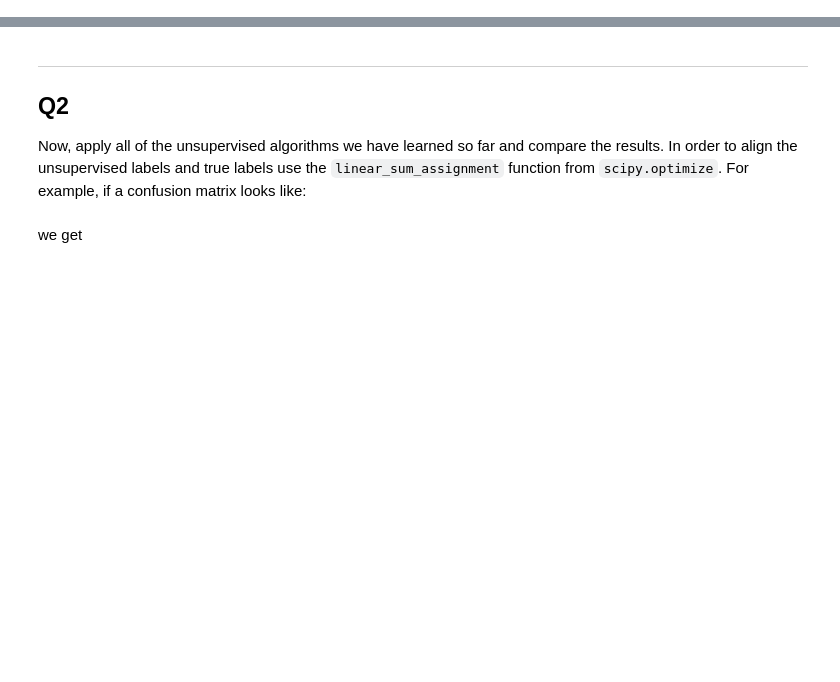
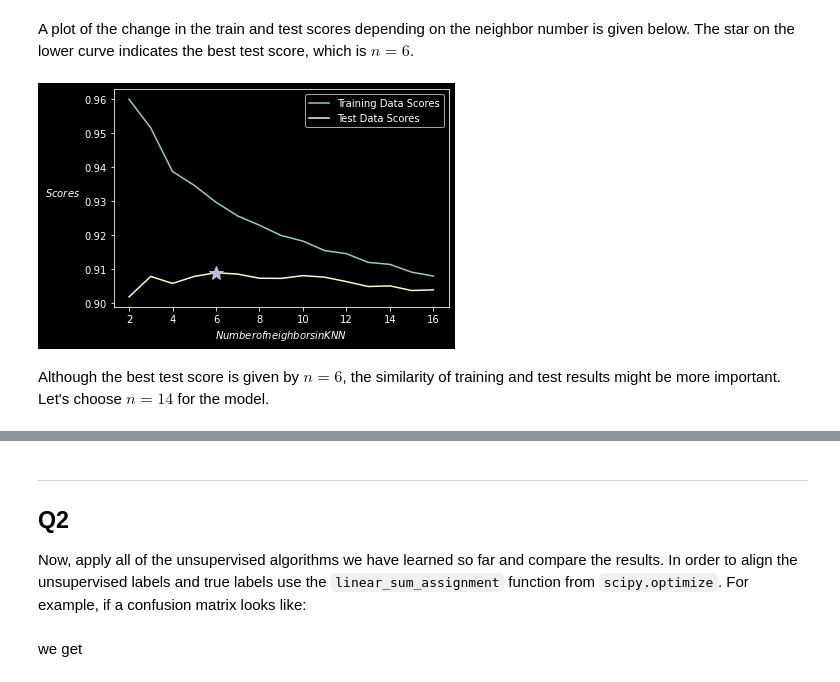
Before and after one commit to cemsanga/MAT555E_Assignments, a Jupyter notebook: HW3/HW3.ipynb, the cells around one changed output, grey strips where cells are left out. Saved outputs shown, nothing was run; the diff lists cells and outputs as text; code cells hidden in the pictures; blank space fills up the shorter version.

```diff
--- a/HW3/HW3.ipynb
+++ b/HW3/HW3.ipynb
@@ -5,2 +5,14 @@ from scipy.optimize import linear_sum_assignment
+# %%
+import matplotlib.pyplot as plt
+plt.style.use('dark_background')
+import numpy as np
+import pandas as pd
+from scipy.io.matlab import loadmat
+from scipy.optimize import linear_sum_assignment
+from sklearn.model_selection import train_test_split
+from sklearn.neighbors import KNeighborsClassifier
+from sklearn.metrics import confusion_matrix, classification_report
+from scipy.stats import chisquare
+from seaborn import heatmap
 # %% [markdown]
 # HW3
@@ -28,0 +112,50 @@ salinas_gt.shape
+# %% [markdown]
+A plot of the change in the train and test scores depending on the neighbor number is given below. The star on the lower curve indicates the best test score, which is $n=6$.
+# %%
+
+score_list = np.array([0.9600036002385158,
+  0.9515767919624675,
+  0.938762192995286,
+  0.9346894231742853,
+  0.929739095215058,
+  0.9256888268847812,
+  0.922977397252568,
+  0.9199509467502222,
+  0.9183083379273876,
+  0.9155069023322795,
+  0.9146180934486909,
+  0.9120529235061823,
+  0.9114566340020026,
+  0.9091727326935409,
+  0.9080364074119911])
+pred_list = np.array([0.9018946042032312,
+ 0.9079249358714729,
+ 0.9058548220152108,
+ 0.9079249358714729,
+ 0.9090049952747401,
+ 0.9085999729985149,
+ 0.9073849061698394,
+ 0.9073399036947032,
+ 0.9081499482471536,
+ 0.9076999234957923,
+ 0.9063948517168444,
+ 0.9049547725124882,
+ 0.9051347824130327,
+ 0.9037847081589487,
+ 0.9039647180594933])
+
+x_range = np.arange(2,17,1)
+max_x = np.where(pred_list == max(pred_list))
+plt.plot(x_range,score_list, label = "Training Data Scores")
+plt.plot(x_range,pred_list, label = "Test Data Scores")
+plt.plot(max_x[0] + 2,max(pred_list), marker = "*", markersize = 15)
+#plt.axhline(y=max(pred_list), color='gray', linestyle='--')
+#plt.axvline(x=np.where(pred_list == max(pred_list)), color='gray', linestyle='--')
+plt.xlabel(r"$Number~of~neighbors~in~KNN$")
+plt.ylabel(r"$Scores$",rotation = 0,ha = "right")
+plt.legend()
+plt.show()
+# %% [output]
+[figure, added]
+# %% [markdown]
+Although the best test score is given by $n=6$, the similarity of training and test results might be more important. Let's choose $n=14$ for the model.
```
Also changed, not shown: parts of 22 cells of this notebook, 1 other file.
